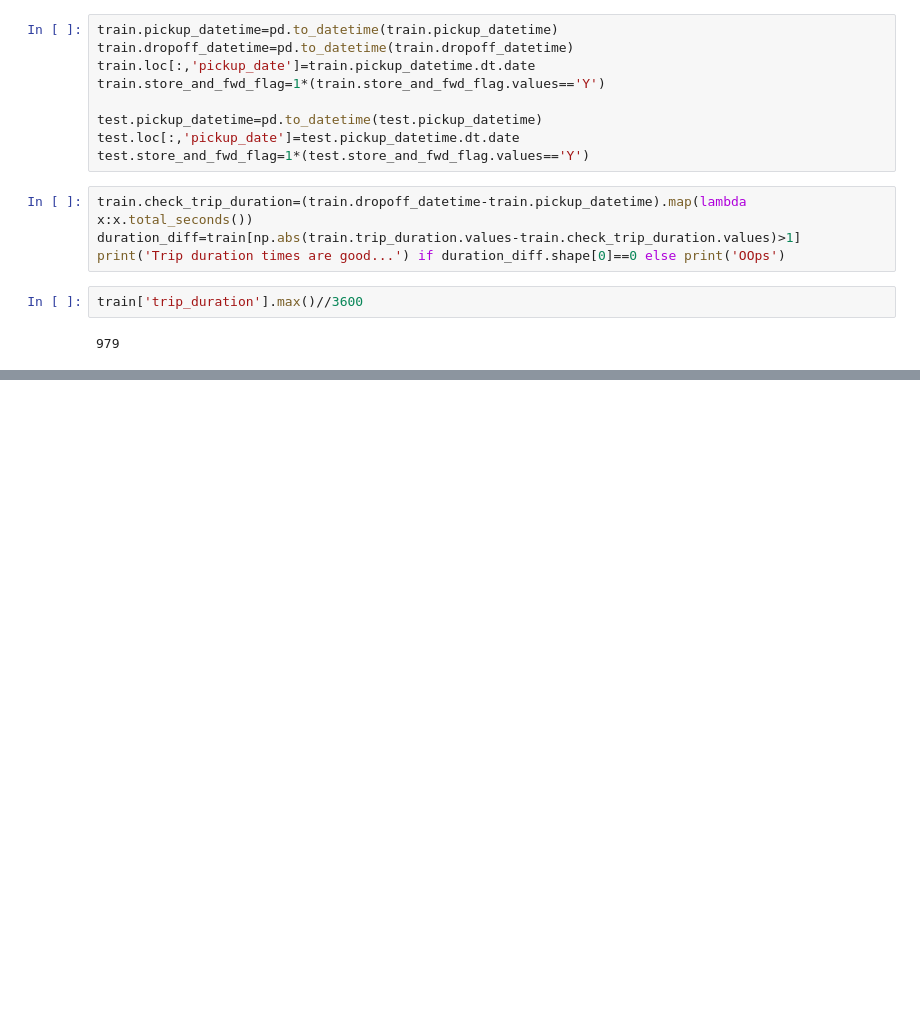
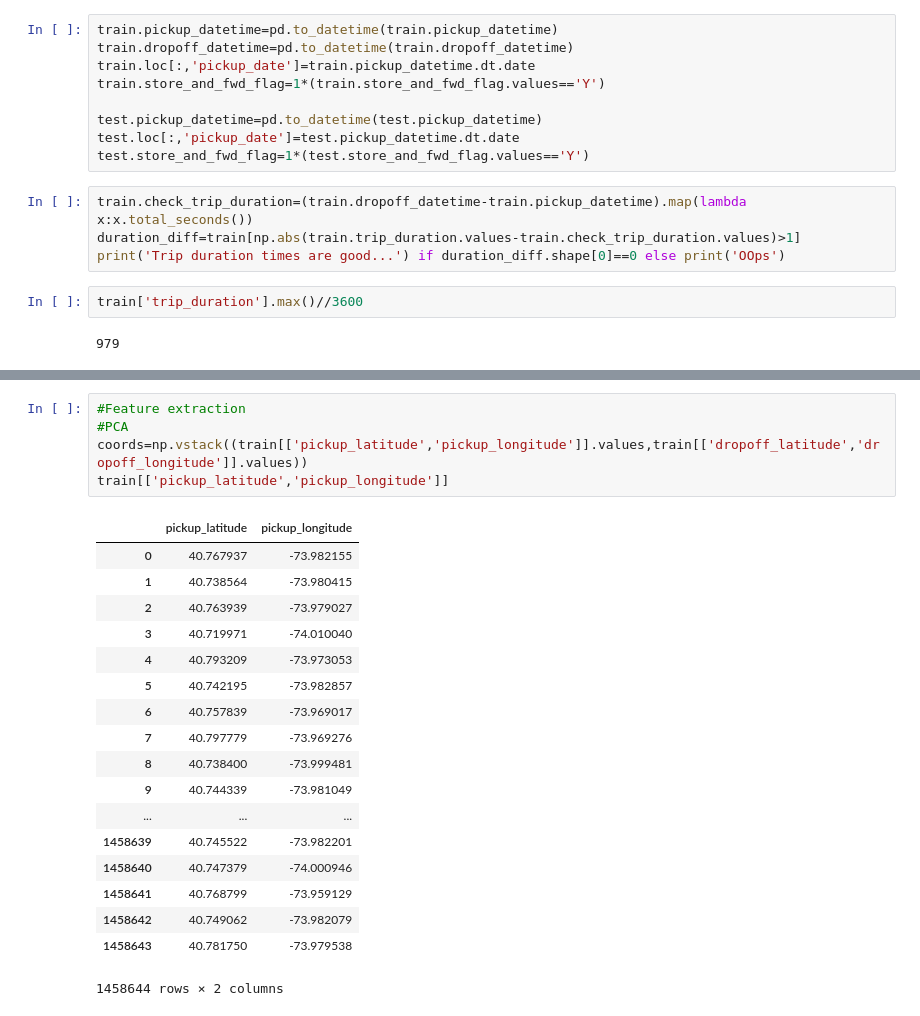
Before and after one commit to prabha-git/kaggle, a Jupyter notebook: New York City Taxi Trip Duration/From EDA to the Top (LB 0.367) by Beluga.ipynb, the cells around one changed output, grey strips where cells are left out. Drawn from its saved outputs; the diff is of its cells as text; blank space fills up the shorter version.

```diff
--- a/New York City Taxi Trip Duration/From EDA to the Top (LB 0.367) by Beluga.ipynb
+++ b/New York City Taxi Trip Duration/From EDA to the Top (LB 0.367) by Beluga.ipynb
@@ -60,0 +92,24 @@ Trip duration times are good...
+# %%
+#Feature extraction
+#PCA
+coords=np.vstack((train[['pickup_latitude','pickup_longitude']].values,train[['dropoff_latitude','dropoff_longitude']].values))
+train[['pickup_latitude','pickup_longitude']]
+# %% [output]
+|  | pickup_latitude | pickup_longitude |
+| 0 | 40.767937 | -73.982155 |
+| 1 | 40.738564 | -73.980415 |
+| 2 | 40.763939 | -73.979027 |
+| 3 | 40.719971 | -74.010040 |
+| 4 | 40.793209 | -73.973053 |
+| 5 | 40.742195 | -73.982857 |
+| 6 | 40.757839 | -73.969017 |
+| 7 | 40.797779 | -73.969276 |
+| 8 | 40.738400 | -73.999481 |
+| 9 | 40.744339 | -73.981049 |
+| ... | ... | ... |
+| 1458639 | 40.745522 | -73.982201 |
+| 1458640 | 40.747379 | -74.000946 |
+| 1458641 | 40.768799 | -73.959129 |
+| 1458642 | 40.749062 | -73.982079 |
+| 1458643 | 40.781750 | -73.979538 |
+1458644 rows × 2 columns
```
Also changed, not shown: parts of 6 cells of this notebook.
